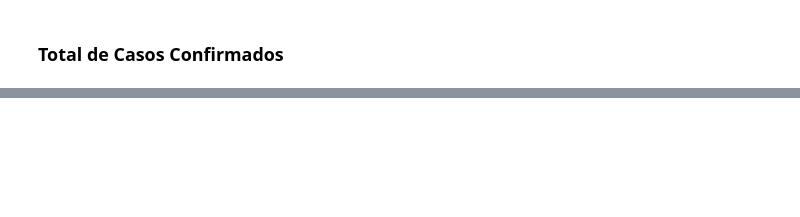
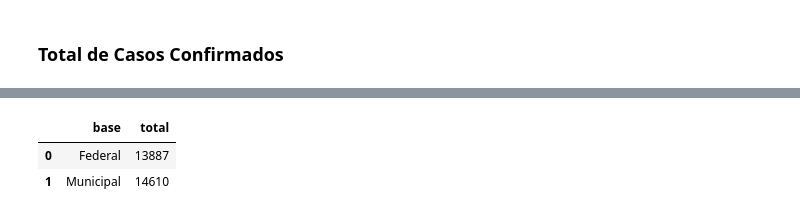
Before and after one commit to lino-ramon/projeto-analise-dados-covid, a Jupyter notebook: analise_dados_casos.ipynb, the cells around one changed output, grey strips where cells are left out. Saved outputs shown, nothing was run; the diff lists cells and outputs as text; code cells hidden in the pictures; blank space fills up the shorter version.

```diff
--- a/analise_dados_casos.ipynb
+++ b/analise_dados_casos.ipynb
@@ -152,3 +152,9 @@ alt.Chart(totalCasos).mark_bar(size=50).encode(
 )
 # %% [output]
 [interactive output not drawn]
+# %%
+totalCasos
+# %% [output]
+|  | base | total |
+| 0 | Federal | 13887 |
+| 1 | Municipal | 14610 |
```
Also changed, not shown: 1 other file.
